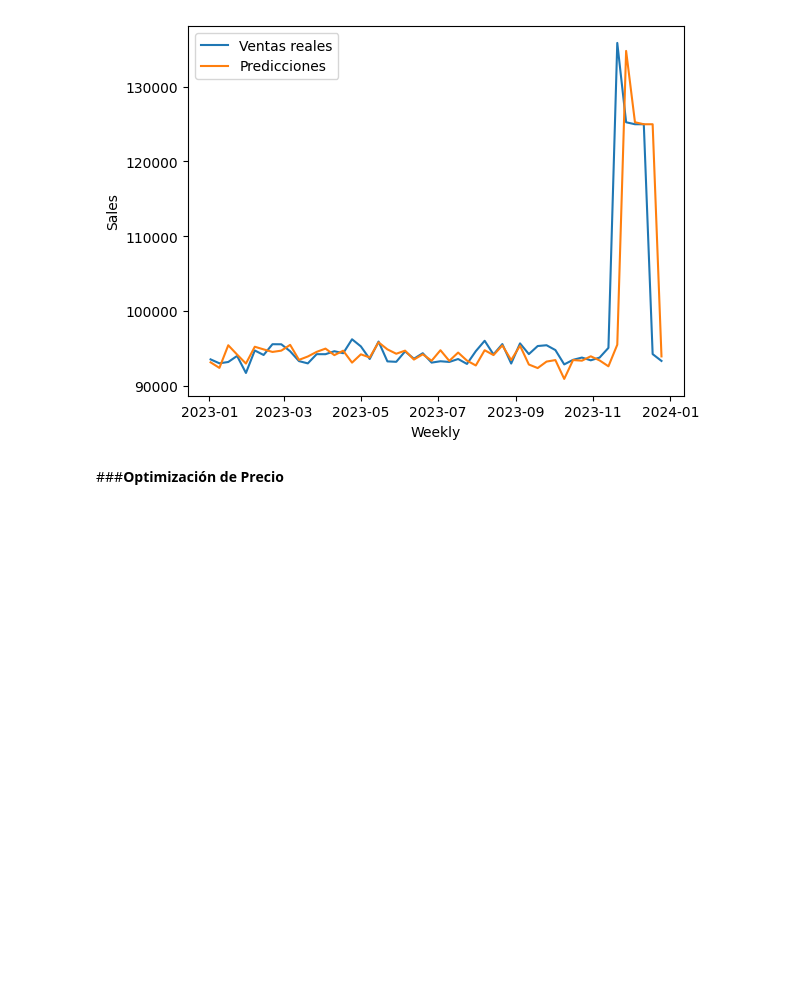
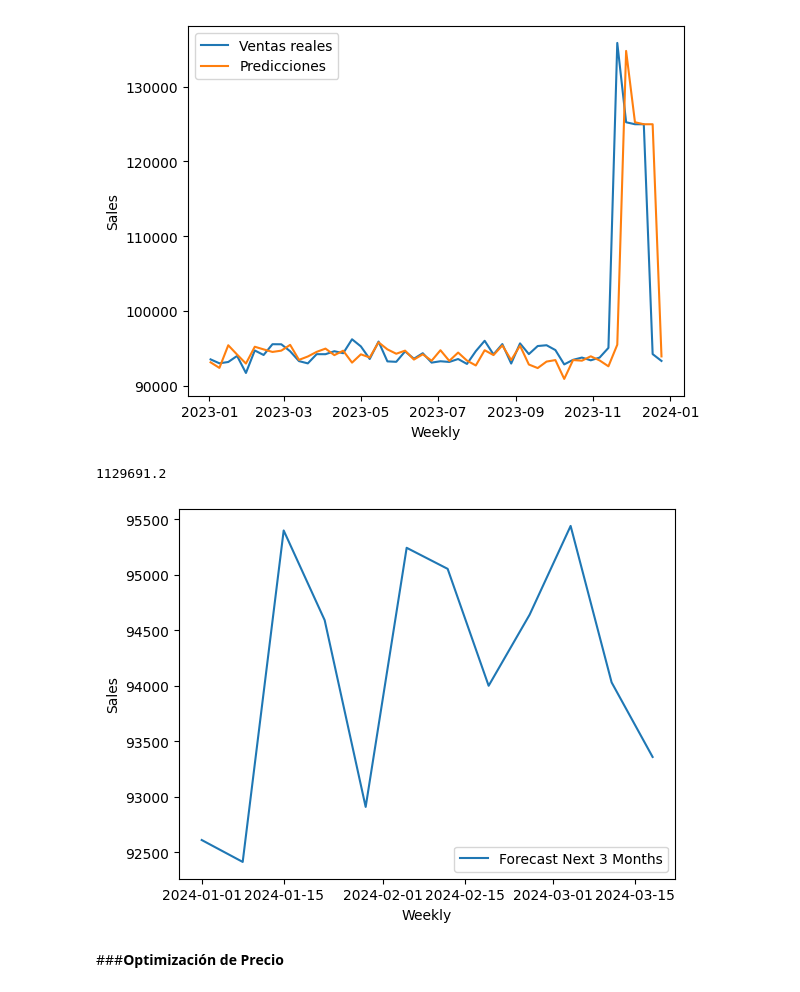
Before and after one commit to superpanditas/Quinio, a Jupyter notebook: Weekly_SKU_level_Product_Sales_Transactions.ipynb, the cells around one changed output. Cells and saved outputs as stored; diff of their text form; code cells hidden in the pictures; blank space fills up the shorter version.

```diff
--- a/Weekly_SKU_level_Product_Sales_Transactions.ipynb
+++ b/Weekly_SKU_level_Product_Sales_Transactions.ipynb
@@ -1065,6 +1065,52 @@ Try using .loc[row_indexer,col_indexer] = value instead
 See the caveats in the documentation: https://pandas.pydata.org/pandas-docs/stable/user_guide/indexing.html#returning-a-view-versus-a-copy
   test_data3['Predictions'] = pred_xgb3
 [figure]
+# %%
+# Forecast Next 3 Months
+
+f_data = ts_store3.copy()
+f_data = f_data.reset_index()
+
+f_data['Weekly'] = pd.to_datetime(f_data['Weekly'], unit='ns')
+start_date_3 = f_data['Weekly'].max()
+
+future_data_3 = pd.DataFrame({'Weekly': [start_date_3 + timedelta(weeks=1),
+                                      start_date_3 + timedelta(weeks=2),
+                                      start_date_3 + timedelta(weeks=3),
+                                      start_date_3 + timedelta(weeks=4),
+                                      start_date_3 + timedelta(weeks=5),
+                                      start_date_3 + timedelta(weeks=6),
+                                      start_date_3 + timedelta(weeks=7),
+                                      start_date_3 + timedelta(weeks=8),
+                                      start_date_3 + timedelta(weeks=9),
+                                      start_date_3 + timedelta(weeks=10),
+                                      start_date_3 + timedelta(weeks=11),
+                                      start_date_3 + timedelta(weeks=12)]})
+
+future_data_3['Year'] = future_data_3['Weekly'].dt.year
+future_data_3['Month'] = future_data_3['Weekly'].dt.month
+future_data_3['DayOfMonth'] = future_data_3['Weekly'].dt.day
+future_data_3['DayOfWeek'] = future_data_3['Weekly'].dt.weekday
+future_data_3['WeekOfYear'] = future_data_3['Weekly'].dt.weekofyear
+future_data_3['DayOfYear'] = future_data_3['Weekly'].dt.dayofyear
+
+
+future_dmatrix_3 = xgb.DMatrix(future_data_3[features])
+future_predictions_3 = bst.predict(future_dmatrix_3)
+
+# Data Consolidated
+results_s3 = pd.DataFrame({'Weekly': future_data_3['Weekly'], 'Sales_pred': future_predictions_3})
+
+# Visualize Data
+print(results_s3['Sales_pred'].sum())
+plt.plot(results_s3['Weekly'], results_s3['Sales_pred'], label='Forecast Next 3 Months')
+plt.xlabel('Weekly')
+plt.ylabel('Sales')
+plt.legend()
+plt.show()
+# %% [output]
+1129691.2
+[figure, added]
 # %% [markdown]
 ###**Optimización de Precio**
 # %%
```
